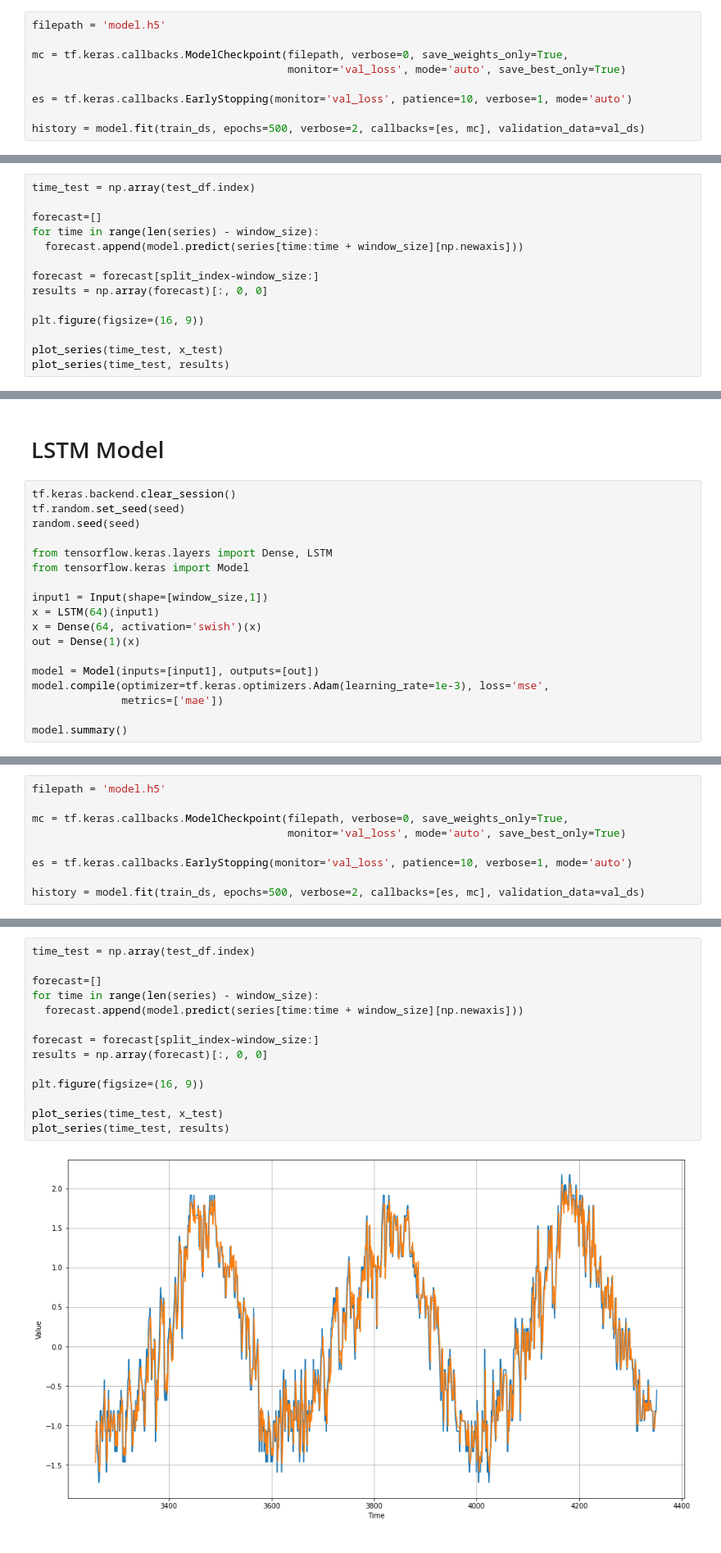
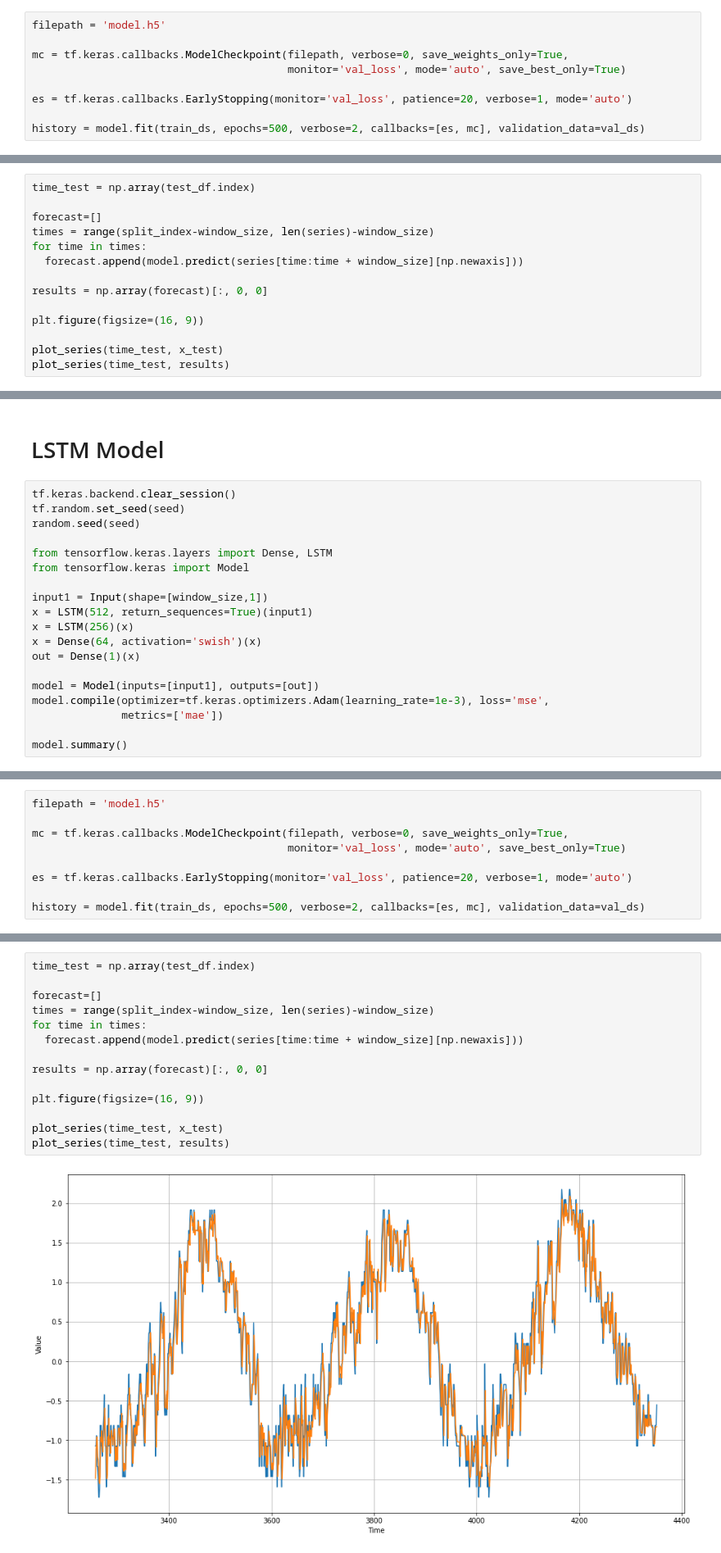
Before and after one commit to dcpatton/TimeSeries, a Jupyter notebook: madrid_wx.ipynb, the cells around one changed output, grey strips where cells are left out. Shown at 82% size. Drawn from its saved outputs; the diff is of its cells as text.

```diff
--- a/madrid_wx.ipynb
+++ b/madrid_wx.ipynb
@@ -304,7 +309,7 @@ filepath = 'model.h5'
 mc = tf.keras.callbacks.ModelCheckpoint(filepath, verbose=0, save_weights_only=True,
                                         monitor='val_loss', mode='auto', save_best_only=True)
 
-es = tf.keras.callbacks.EarlyStopping(monitor='val_loss', patience=10, verbose=1, mode='auto')
+es = tf.keras.callbacks.EarlyStopping(monitor='val_loss', patience=20, verbose=1, mode='auto')
 
 history = model.fit(train_ds, epochs=500, verbose=2, callbacks=[es, mc], validation_data=val_ds)
 # %% [output]
@@ -358,10 +363,10 @@ mean absolute error = 0.19845081865787506
 time_test = np.array(test_df.index)
 
 forecast=[]
-for time in range(len(series) - window_size):
+times = range(split_index-window_size, len(series)-window_size)
+for time in times:
   forecast.append(model.predict(series[time:time + window_size][np.newaxis]))
 
-forecast = forecast[split_index-window_size:]
 results = np.array(forecast)[:, 0, 0]
 
 plt.figure(figsize=(16, 9))
@@ -603,7 +615,8 @@ from tensorflow.keras.layers import Dense, LSTM
 from tensorflow.keras import Model
 
 input1 = Input(shape=[window_size,1])
-x = LSTM(64)(input1)
+x = LSTM(512, return_sequences=True)(input1)
+x = LSTM(256)(x)
 x = Dense(64, activation='swish')(x)
 out = Dense(1)(x)
 
@@ -635,7 +650,7 @@ filepath = 'model.h5'
 mc = tf.keras.callbacks.ModelCheckpoint(filepath, verbose=0, save_weights_only=True,
                                         monitor='val_loss', mode='auto', save_best_only=True)
 
-es = tf.keras.callbacks.EarlyStopping(monitor='val_loss', patience=10, verbose=1, mode='auto')
+es = tf.keras.callbacks.EarlyStopping(monitor='val_loss', patience=20, verbose=1, mode='auto')
 
 history = model.fit(train_ds, epochs=500, verbose=2, callbacks=[es, mc], validation_data=val_ds)
 # %% [output]
@@ -688,16 +703,16 @@ mean absolute error = 0.1920856237411499
 # %%
 time_test = np.array(test_df.index)
 
 forecast=[]
-for time in range(len(series) - window_size):
+times = range(split_index-window_size, len(series)-window_size)
+for time in times:
   forecast.append(model.predict(series[time:time + window_size][np.newaxis]))
 
-forecast = forecast[split_index-window_size:]
 results = np.array(forecast)[:, 0, 0]
 
 plt.figure(figsize=(16, 9))
 
 plot_series(time_test, x_test)
 plot_series(time_test, results)
 # %% [output]
-[figure, old version]
+[figure, new version]
```
Also changed, not shown: parts of 41 cells of this notebook.
